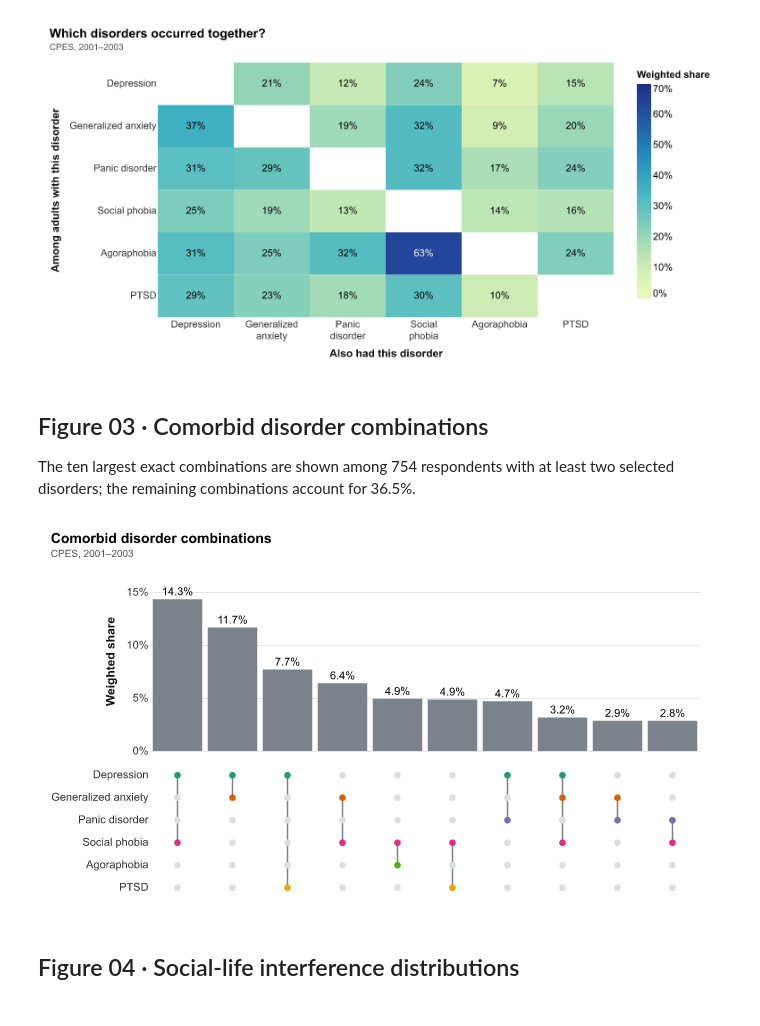
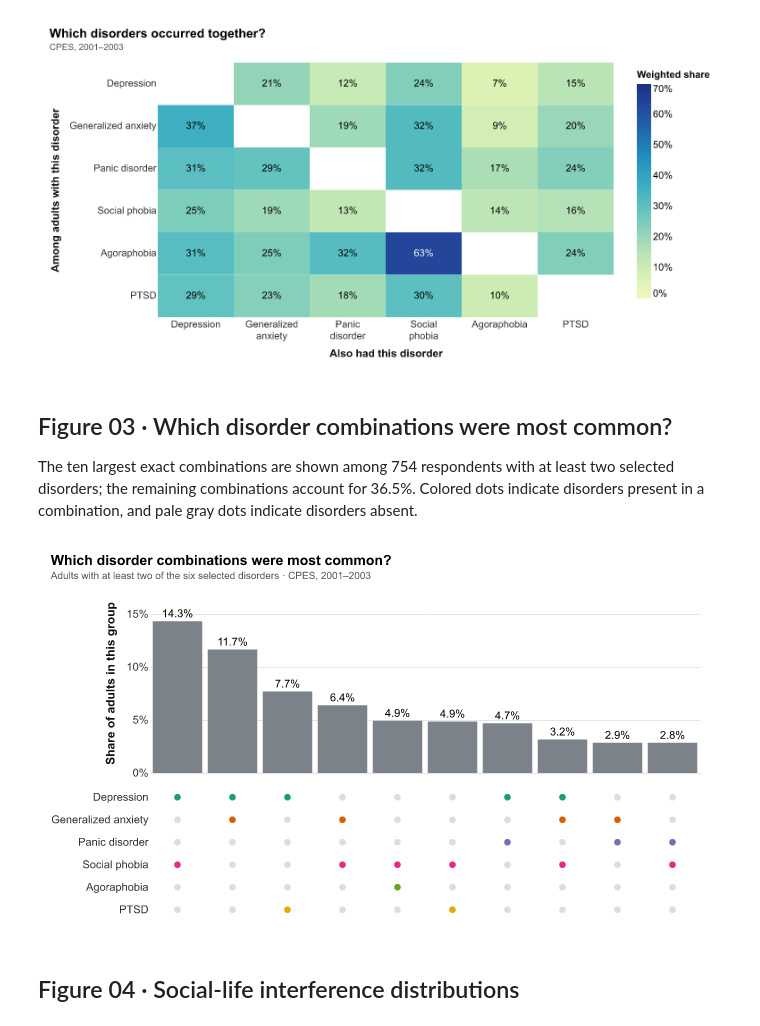
Before and after one commit to judycchen/capp30239-data-visualization_judy-chen, a Jupyter notebook: static-viz-project/milestone2_draft/static-draft.ipynb, the cells around one changed output. Drawn from its saved outputs; the diff is of its cells as text; code cells hidden in the pictures.

Commit message:
Clarify combination chart labels and remove dot connectors

```diff
--- a/static-viz-project/milestone2_draft/static-draft.ipynb
+++ b/static-viz-project/milestone2_draft/static-draft.ipynb
@@ -302,9 +302,9 @@ save_chart(
 # %% [output]
 [figure]
 # %% [markdown]
-## Figure 03 · Comorbid disorder combinations
+## Figure 03 · Which disorder combinations were most common?
 
-The ten largest exact combinations are shown among 754 respondents with at least two selected disorders; the remaining combinations account for 36.5%.
+The ten largest exact combinations are shown among 754 respondents with at least two selected disorders; the remaining combinations account for 36.5%. Colored dots indicate disorders present in a combination, and pale gray dots indicate disorders absent.
 # %%
 # Group the six yes/no columns directly: each group is one exact combination.
 diagnosis_flags = cpes[diagnosis_columns].eq(1).set_axis(DISORDER_LABELS, axis=1)
@@ -320,49 +320,39 @@ top_combinations["share"] = top_combinations["weight"] / combination_weights.sum
 omitted_share = 100 * (1 - top_combinations["share"].sum())
 
 combinations = top_combinations["combination"].tolist()
 combination_df = top_combinations[["combination", "share"]]
 membership_df = top_combinations.melt(
     id_vars="combination", value_vars=DISORDER_LABELS,
     var_name="disorder", value_name="included",
 )
-links = []
-for _, row in top_combinations.iterrows():
-    included = [label for label in DISORDER_LABELS if row[label]]
-    links.append({"combination": row["combination"], "first": included[0], "last": included[-1]})
-links_df = pd.DataFrame(links)
 
-
-def combinations_chart(bars_df, dots_df, lines_df):
+def combinations_chart(bars_df, dots_df):
     bars = alt.Chart(bars_df).mark_bar(color=NEUTRAL).encode(
         x=alt.X("combination:O", sort=combinations, axis=None),
-        y=alt.Y("share:Q", title="Weighted share", axis=alt.Axis(format="%"),
+        y=alt.Y("share:Q", title="Share of adults in this group", axis=alt.Axis(format="%"),
                 scale=alt.Scale(domain=[0, .17])),
     )
     labels = bars.mark_text(dy=-7).encode(text=alt.Text("share:Q", format=".1%"))
     dots = alt.Chart(dots_df).mark_point(filled=True, size=45, opacity=1).encode(
         x=alt.X("combination:O", sort=combinations, axis=None),
         y=alt.Y("disorder:N", sort=DISORDER_LABELS, scale=alt.Scale(domain=DISORDER_LABELS),
                 title=None, axis=alt.Axis(ticks=False, domain=False)),
         color=alt.condition("datum.included",
                             alt.Color("disorder:N", scale=DISORDER_SCALE, legend=None),
                             alt.value("#DDDDDD")),
     )
-    lines = alt.Chart(lines_df).mark_rule(color=NEUTRAL, strokeWidth=1.5).encode(
-        x=alt.X("combination:O", sort=combinations, axis=None),
-        y=alt.Y("first:N", sort=DISORDER_LABELS, scale=alt.Scale(domain=DISORDER_LABELS), title=None), y2="last:N",
-    )
     return alt.vconcat(
         (bars + labels).properties(width=550, height=180),
-        (lines + dots).properties(width=550, height=135), spacing=8,
+        dots.properties(width=550, height=135), spacing=8,
     ).resolve_scale(x="shared")
 
 
 save_chart(
-    combinations_chart(combination_df, membership_df, links_df), "03_upset.png", "Comorbid disorder combinations",
-    [CPES_SOURCE],
+    combinations_chart(combination_df, membership_df), "03_upset.png", "Which disorder combinations were most common?",
+    ["Adults with at least two of the six selected disorders · " + CPES_SOURCE],
 )
 # %% [output]
-[figure, old version]
+[figure, new version]
 # %% [markdown]
 ## Figure 04 · Social-life interference distributions
 # %%
```
Also changed, not shown: 3 other files.
